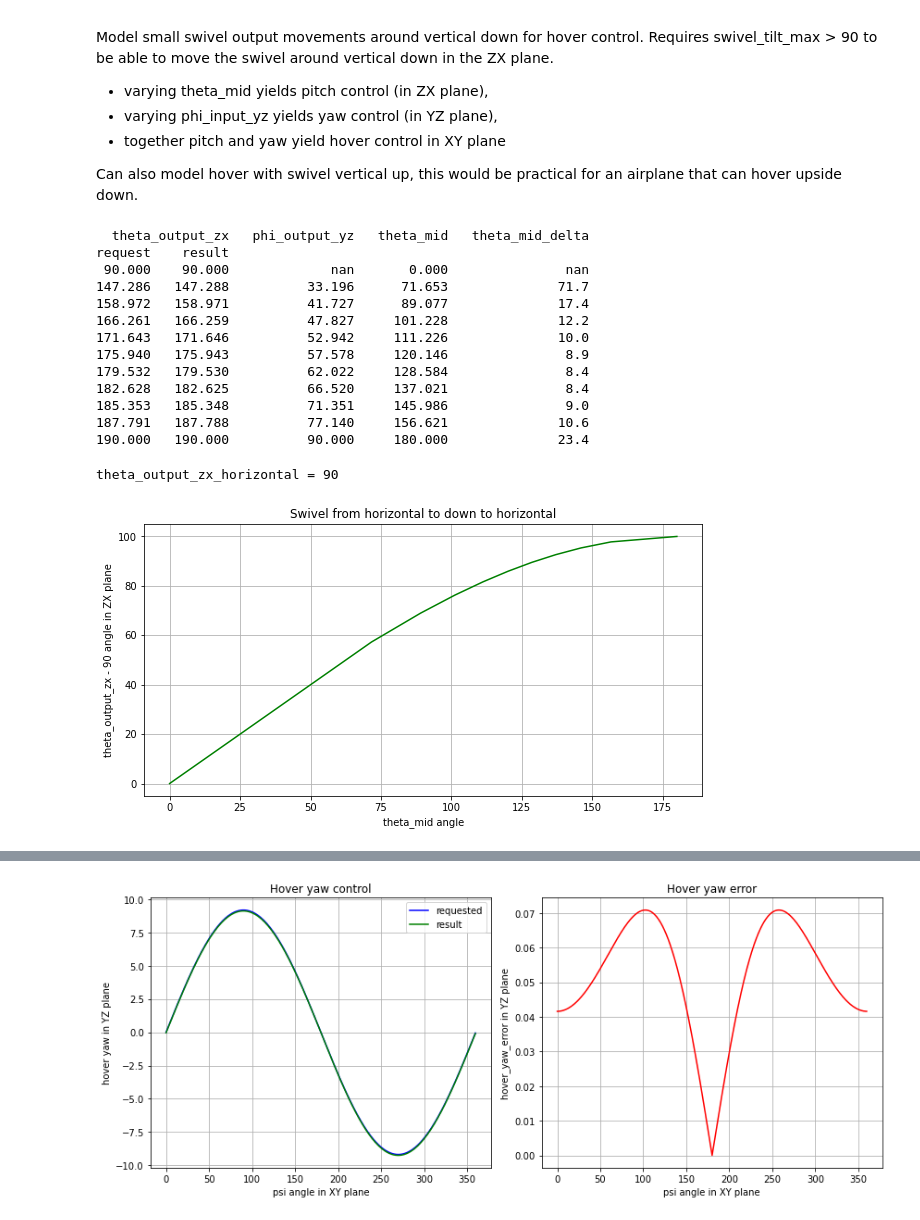
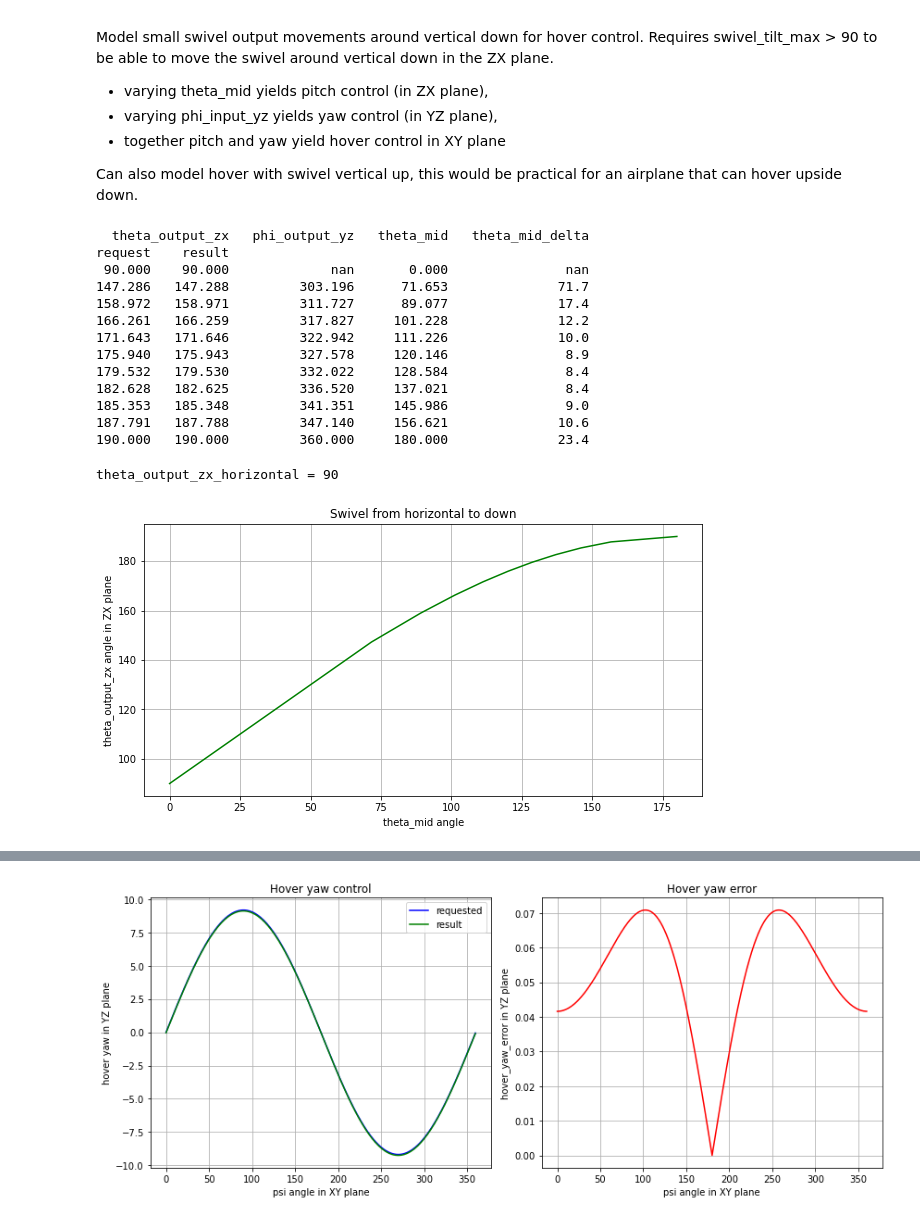
Before and after one commit to erkooi/swivel, a Jupyter notebook: python/swivel.ipynb, the cells around one changed output, grey strips where cells are left out. Saved outputs shown, nothing was run; the diff lists cells and outputs as text; code cells hidden in the pictures.

```diff
--- a/python/swivel.ipynb
+++ b/python/swivel.ipynb
@@ -75,10 +75,11 @@ output_tube_pointing = 'down'; mid_tube_rotation = 'positive'
 
 theta_mid_resolution = N_degrees / N_points
 
-phi_input_yz_horizontal = sw.InitPhiInputYzHorizontal(output_tube_pointing, mid_tube_rotation)
-phi_output_yz_horizontal = sw.InitPhiOutputYzHorizontal(output_tube_pointing, mid_tube_rotation)
 phi_output_yz_vertical = sw.PhiOutputYzVertical(output_tube_pointing)
 phi_input_yz_vertical = sw.PhiInputYzVertical(output_tube_pointing)
+phi_input_yz_horizontal = sw.InitPhiInputYzHorizontal(mid_tube_rotation)
+phi_output_yz_horizontal = sw.InitPhiOutputYzHorizontal(mid_tube_rotation)
+phi_output_yz_crosstalk_offset = sw.PhiOutputYzCrosstalkOffset(output_tube_pointing, mid_tube_rotation)
 
 swivel_tilt_max = sw.SwivelTiltMax(alpha_tilt)
 
@@ -96,10 +97,11 @@ print('N_points                   = %d' % N_points)
 print('N_degrees                  = %d' % N_degrees)
 print('theta_mid_resolution       = %.3f' % theta_mid_resolution)
 print('')
-print('phi_input_yz_horizontal    = %.0f' % phi_input_yz_horizontal)
-print('phi_output_yz_horizontal   = %.0f' % phi_output_yz_horizontal)
-print('phi_output_yz_vertical     = %.0f' % phi_output_yz_vertical)
-print('phi_input_yz_vertical      = %.0f' % phi_input_yz_vertical)
+print('phi_output_yz_vertical         = %.0f' % phi_output_yz_vertical)
+print('phi_input_yz_vertical          = %.0f' % phi_input_yz_vertical)
+print('phi_input_yz_horizontal        = %.0f' % phi_input_yz_horizontal)
+print('phi_output_yz_horizontal       = %.0f' % phi_output_yz_horizontal)
+print('phi_output_yz_crosstalk_offset = %.0f' % phi_output_yz_crosstalk_offset)
 print('')
 print('swivel_tilt_max            = %.0f' % swivel_tilt_max)
 print('')
@@ -570,19 +549,23 @@ Model small swivel output movements around vertical down for hover control. Requ
 
 Can also model hover with swivel vertical up, this would be practical for an airplane that can hover upside down.
 # %%
-# Determine theta_mid for theta_output_zx (assume hover with output_tube_pointing = down)
+# Determine theta_mid for theta_output_zx dependent on hover with output_tube_pointing down or up
 nof_steps = 11
 p = 1  # use p > 1 to have finer theta_output_zx resolution in hover range around 180 degrees
 p = 9
 theta_output_zx_list = np.linspace(theta_output_zx_horizontal**p, theta_output_zx_max**p, nof_steps)**(1/p)
+if output_tube_pointing == 'up':
+    theta_output_zx_list = 2 * theta_output_zx_horizontal - theta_output_zx_list
 theta_output_zx_resolution = 0.01  # resolution in degrees, to determine theta_mid(theta_output_zx)
 theta_mid_list = []
 theta_mid_prev = np.NaN
 print('  theta_output_zx   phi_output_yz   theta_mid   theta_mid_delta')
 print('request    result')
 for theta_output_zx_request in theta_output_zx_list:
-    theta_mid = sw.DetermineThetaMidForThetaOutputZx(theta_output_zx_request, theta_output_zx_resolution, alpha_tilt)
-    t_vector = sw.SwivelThrustVector(x_input, x_mid, x_output, phi_input_yz_horizontal, theta_mid, alpha_tilt)
+    theta_mid = sw.DetermineThetaMidForThetaOutputZx(theta_output_zx_request, theta_output_zx_resolution,
+                                                     alpha_tilt, output_tube_pointing)
+    t_vector = sw.SwivelThrustVector(x_input, x_mid, x_output, alpha_tilt,
+                                     phi_input_yz_horizontal, theta_mid)
     phi_output_yz = la.toAngle360(la.fAngleYZ(t_vector))
     theta_output_zx = theta_output_zx_horizontal + la.toAngle360(la.fAngleXR(t_vector))
     theta_mid_list.append(theta_mid)
@@ -594,28 +577,28 @@ for theta_output_zx_request in theta_output_zx_list:
   theta_output_zx   phi_output_yz   theta_mid   theta_mid_delta
 request    result
  90.000    90.000             nan       0.000               nan
-147.286   147.288          33.196      71.653              71.7
-158.972   158.971          41.727      89.077              17.4
-166.261   166.259          47.827     101.228              12.2
-171.643   171.646          52.942     111.226              10.0
-175.940   175.943          57.578     120.146               8.9
-179.532   179.530          62.022     128.584               8.4
-182.628   182.625          66.520     137.021               8.4
-185.353   185.348          71.351     145.986               9.0
-187.791   187.788          77.140     156.621              10.6
-190.000   190.000          90.000     180.000              23.4
+147.286   147.288         303.196      71.653              71.7
+158.972   158.971         311.727      89.077              17.4
+166.261   166.259         317.827     101.228              12.2
+171.643   171.646         322.942     111.226              10.0
+175.940   175.943         327.578     120.146               8.9
+179.532   179.530         332.022     128.584               8.4
+182.628   182.625         336.520     137.021               8.4
+185.353   185.348         341.351     145.986               9.0
+187.791   187.788         347.140     156.621              10.6
+190.000   190.000         360.000     180.000              23.4
 # %%
 # Plot theta_mid(theta_output_zx)
 print('theta_output_zx_horizontal =', theta_output_zx_horizontal)
 fig = plt.figure(figsize=(10, 5))  # width, height in inches
-plt.plot(theta_mid_list, theta_output_zx_list - theta_output_zx_horizontal, 'g-')
-plt.title('Swivel from horizontal to down to horizontal')
+plt.plot(theta_mid_list, theta_output_zx_list, 'g-')
+plt.title('Swivel from horizontal to %s' % output_tube_pointing)
 plt.xlabel('theta_mid angle')
-plt.ylabel('theta_output_zx - %d angle in ZX plane' % theta_output_zx_horizontal)
+plt.ylabel('theta_output_zx angle in ZX plane')
 plt.grid()
 # %% [output]
 theta_output_zx_horizontal = 90
-[figure, old version]
+[figure, new version]
 # %%
 # Vary theta_output_zx and phi_output_yz to create a circle motion around swivel vertical down
 # . determine theta_mid for theta_output_zx
```
Also changed, not shown: parts of 26 cells of this notebook, 4 other files.
